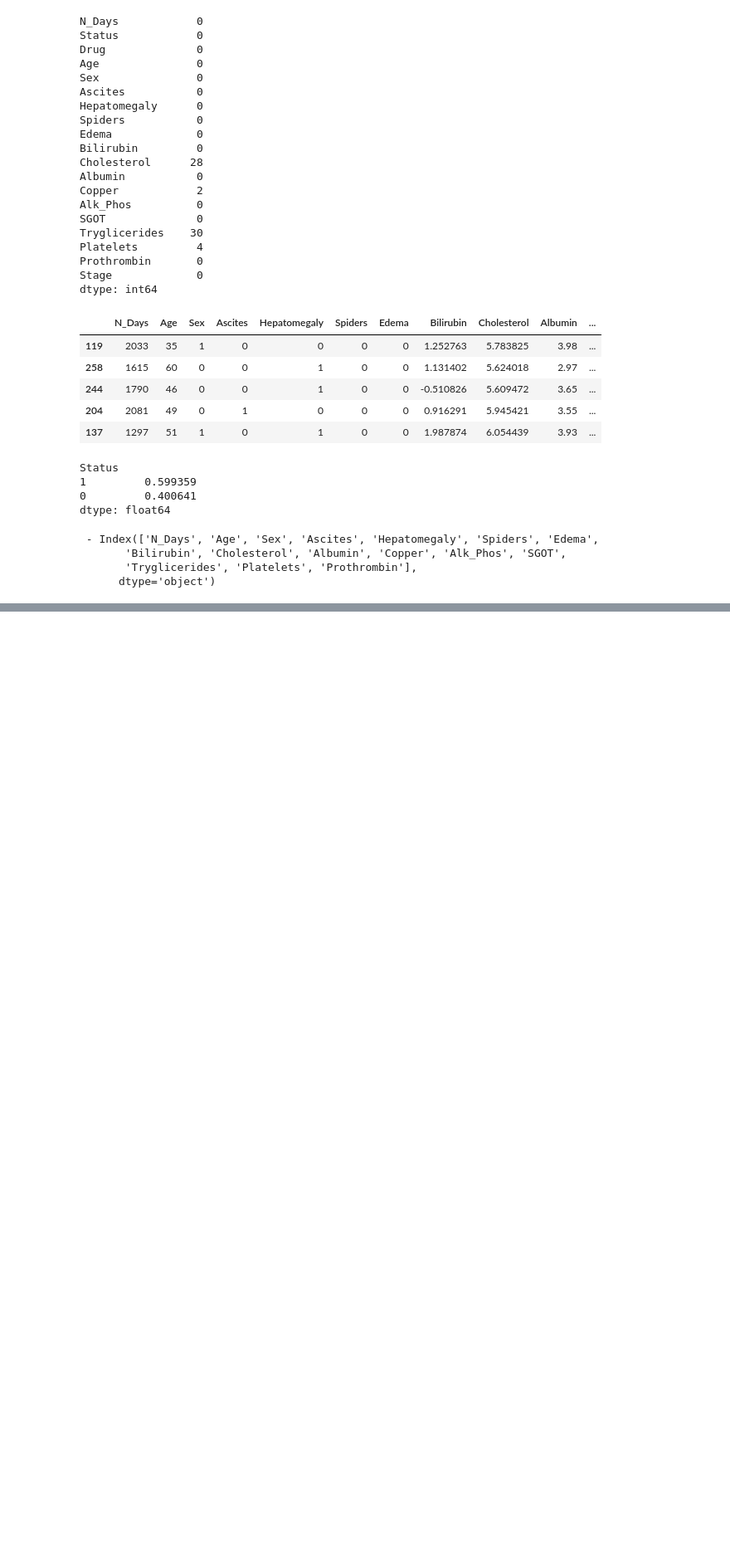
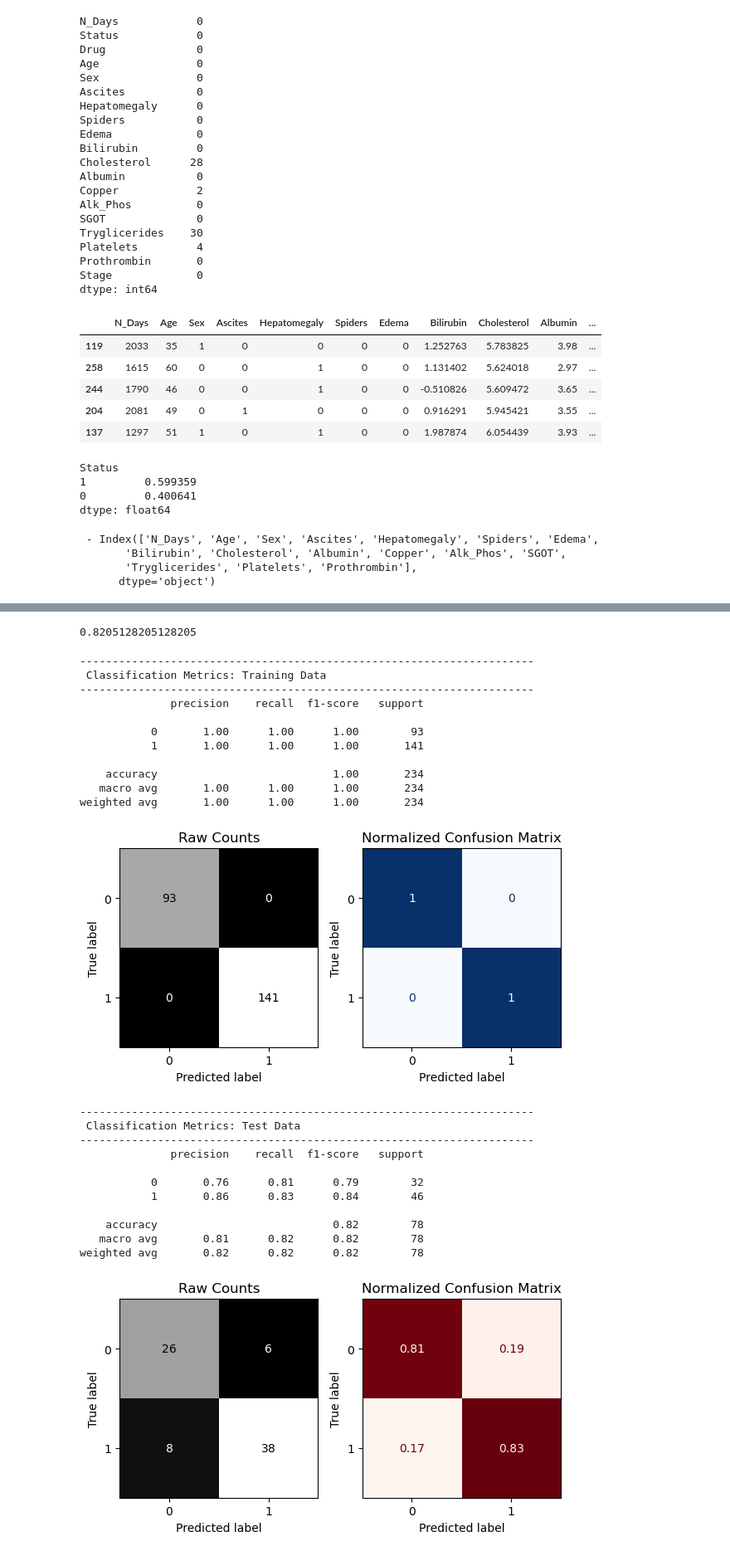
Before and after one commit to 808hanronald/W16-project-4, a Jupyter notebook: W17 Project 4 p2.ipynb, the cells around one changed output, grey strips where cells are left out. Shown: that part at 83% size. Cells and saved outputs as stored; diff of their text form; code cells hidden in the pictures; blank space fills up the shorter version.

```diff
--- a/W17 Project 4 p2.ipynb
+++ b/W17 Project 4 p2.ipynb
@@ -277,0 +362,8 @@ pca_pipe.score(X_test,y_test)
+# %%
+pca = PCA(n_components = .85)
+preprocessor = make_pipeline(impute_median,scaler)
+pca_pre = make_pipeline(impute_median,scaler, pca)
+pca_sm_pipe = make_pipeline(impute_median,scaler, smote, pca)
+sm_pre = make_pipeline(impute_median,scaler, smote)
+# %%
+pca_sm_pipe.fit_transform(X_train,y_train)
@@ -277,0 +384,33 @@ pca_pipe.score(X_test,y_test)
+# %%
+sm_pipe = make_pipeline(impute_median,scaler,smote,pca,rf)
+sm_pipe.fit(X_train,y_train)
+sm_pipe.score(X_test,y_test)
+# %% [output]
+0.8205128205128205
+# %%
+evaluate_classification(sm_pipe,X_train,y_train,X_test,y_test)
+# %% [output]
+----------------------------------------------------------------------
+ Classification Metrics: Training Data
+----------------------------------------------------------------------
+              precision    recall  f1-score   support
+
+           0       1.00      1.00      1.00        93
+           1       1.00      1.00      1.00       141
+
+    accuracy                           1.00       234
+   macro avg       1.00      1.00      1.00       234
+weighted avg       1.00      1.00      1.00       234
+[figure, added]
+----------------------------------------------------------------------
+ Classification Metrics: Test Data
+----------------------------------------------------------------------
+              precision    recall  f1-score   support
+
+           0       0.76      0.81      0.79        32
+           1       0.86      0.83      0.84        46
+
+    accuracy                           0.82        78
+   macro avg       0.81      0.82      0.82        78
+weighted avg       0.82      0.82      0.82        78
+[figure, added]
```
Also changed, not shown: parts of 13 cells of this notebook.
